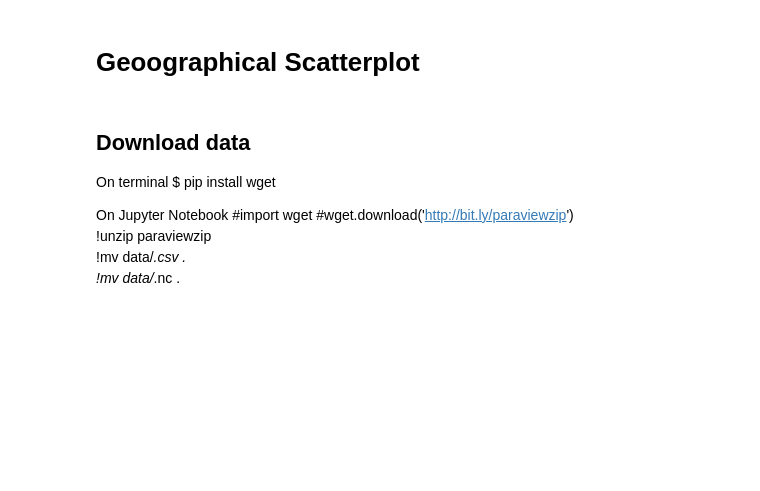
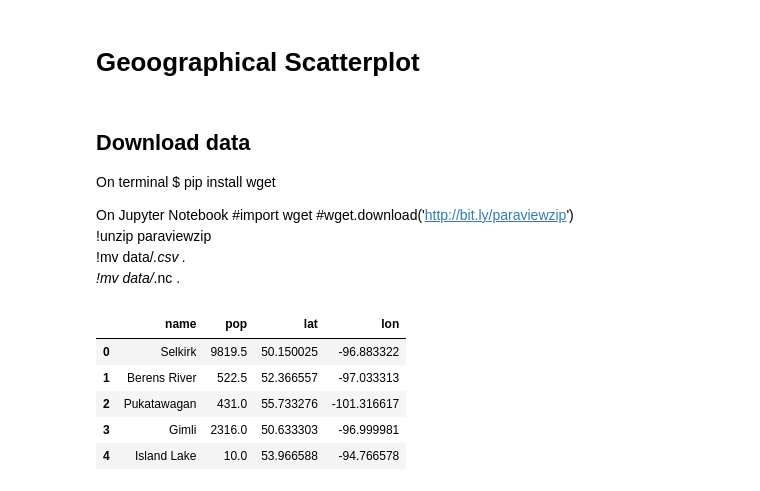
Before and after one commit to gonzrubio/WestGridRSS2020_Plotly, a Jupyter notebook: 2D Plots.ipynb, the cells around one changed output. Drawn from its saved outputs; the diff is of its cells as text; code cells hidden in the pictures; blank space fills up the shorter version.

```diff
--- a/2D Plots.ipynb
+++ b/2D Plots.ipynb
@@ -171,0 +175,11 @@ On Jupyter Notebook
+# %%
+# lists name,pop,lat,lon for 254 Canadian cities and towns.
+df = pd.read_csv('cities.csv')
+df.head()
+# %% [output]
+|  | name | pop | lat | lon |
+| 0 | Selkirk | 9819.5 | 50.150025 | -96.883322 |
+| 1 | Berens River | 522.5 | 52.366557 | -97.033313 |
+| 2 | Pukatawagan | 431.0 | 55.733276 | -101.316617 |
+| 3 | Gimli | 2316.0 | 50.633303 | -96.999981 |
+| 4 | Island Lake | 10.0 | 53.966588 | -94.766578 |
```
Also changed, not shown: parts of 11 cells of this notebook.
